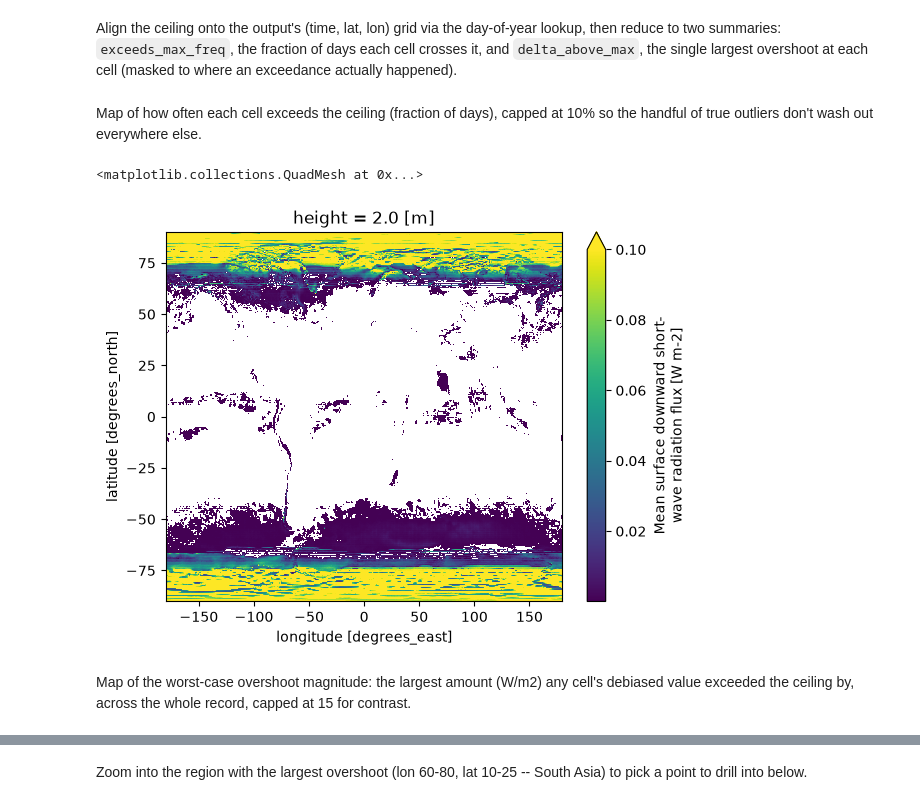
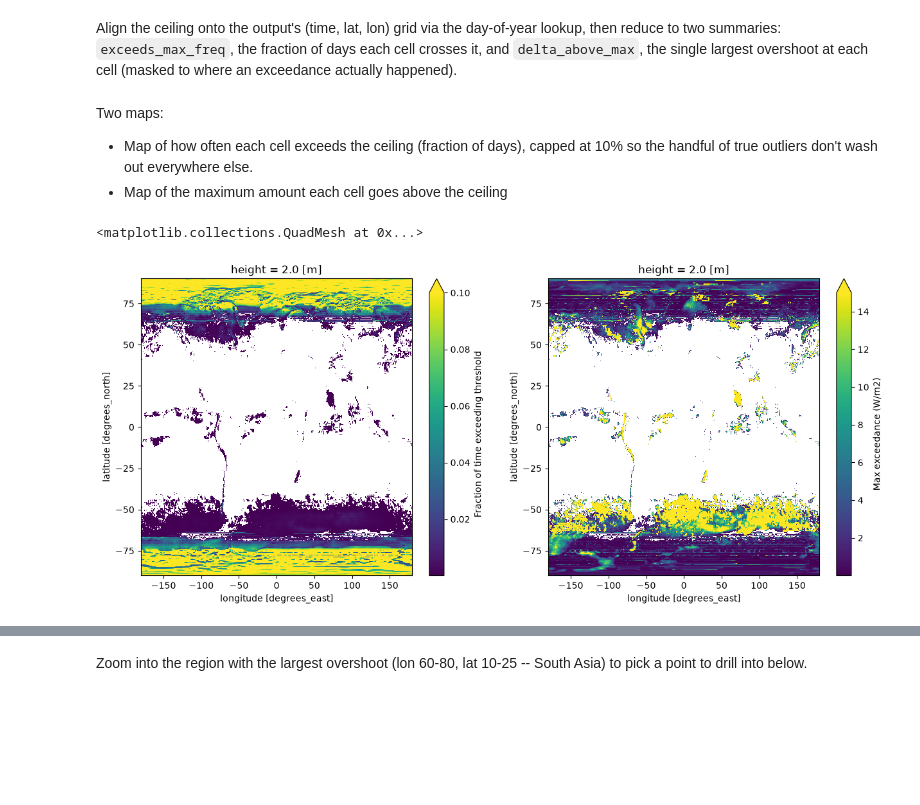
Before and after one commit to carbonplan/sai-downscaling, a Jupyter notebook: notebooks/QA_QC/rsds/rsds_latitude_check.ipynb, the cells around one changed output, grey strips where cells are left out. Saved outputs shown, nothing was run; the diff lists cells and outputs as text; code cells hidden in the pictures; blank space fills up the shorter version.

```diff
--- a/notebooks/QA_QC/rsds/rsds_latitude_check.ipynb
+++ b/notebooks/QA_QC/rsds/rsds_latitude_check.ipynb
@@ -129,11 +146,17 @@ delta_above_max = delta_above_max.where(delta_above_max > 0).load()
 # %%
 delta_above_max = delta_above_max.where(delta_above_max > 0).load()
 # %% [markdown]
-Map of how often each cell exceeds the ceiling (fraction of days), capped at 10% so the handful of true outliers don't wash out everywhere else.
+Two maps:
+* Map of how often each cell exceeds the ceiling (fraction of days), capped at 10% so the handful of true outliers don't wash out everywhere else.
+* Map of the maximum amount each cell goes above the ceiling
 # %%
-exceeds_max_freq.where(exceeds_max_freq > 0).plot(vmax=0.1)
+plt.figure(figsize=(15, 6))
+plt.subplot(1, 2, 1)
+exceeds_max_freq.where(exceeds_max_freq > 0).plot(
+    vmax=0.1, cbar_kwargs={"label": "Fraction of time exceeding threshold"}
+)
+plt.subplot(1, 2, 2)
+delta_above_max.plot(vmax=15, cbar_kwargs={"label": "Max exceedance (W/m2)"})
 # %% [output]
 <matplotlib.collections.QuadMesh at 0x...>
-[figure, old version]
+[figure, new version]
-# %% [markdown]
-Map of the worst-case overshoot magnitude: the largest amount (W/m2) any cell's debiased value exceeded the ceiling by, across the whole record, capped at 15 for contrast.
```
Also changed, not shown: parts of 5 cells of this notebook.
